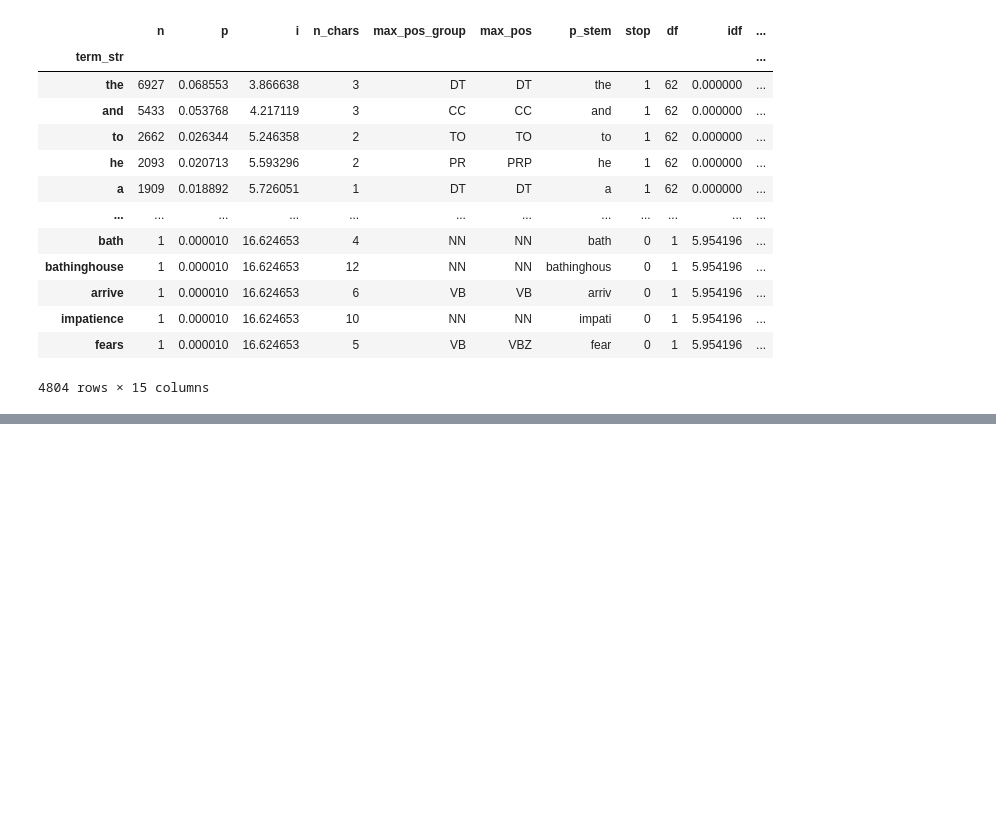
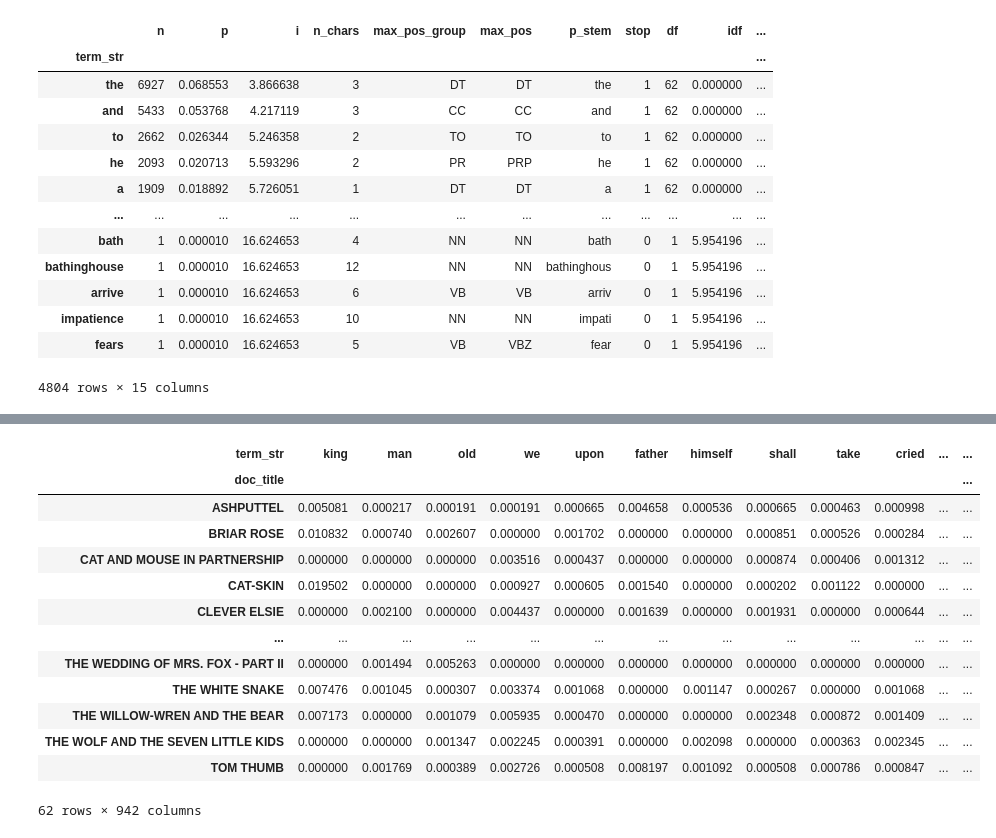
Before and after one commit to gegeorge25/TextasDataFinalProject, a Jupyter notebook: bow_and_tfidf.ipynb, the cells around one changed output, grey strips where cells are left out. Drawn from its saved outputs; the diff is of its cells as text; code cells hidden in the pictures; blank space fills up the shorter version.

```diff
--- a/bow_and_tfidf.ipynb
+++ b/bow_and_tfidf.ipynb
@@ -298,6 +299,6 @@ VOCAB
 | fears | 1 | 0.000010 | 16.624653 | 5 | VB | VBZ | fear | 0 | 1 | 5.954196 | ... |
 4804 rows × 15 columns
 # %%
-thresh = VOCAB.dh.quantile(.9).round(3)
+thresh = VOCAB.dh.quantile(.8).round(3) # Lowered threshold because i was getting such little results
 float(thresh)
 # %% [output]
@@ -310,0 +329,18 @@ AttributeError: The '.style' accessor requires jinja2
+# %%
+TFIDF_SIGS = TFIDF[SIGS.index].copy()
+TFIDF_SIGS
+# %% [output]
+| term_str | king | man | old | we | upon | father | himself | shall | take | cried | ... | ... |
+| doc_title |  |  |  |  |  |  |  |  |  |  |  | ... |
+| ASHPUTTEL | 0.005081 | 0.000217 | 0.000191 | 0.000191 | 0.000665 | 0.004658 | 0.000536 | 0.000665 | 0.000463 | 0.000998 | ... | ... |
+| BRIAR ROSE | 0.010832 | 0.000740 | 0.002607 | 0.000000 | 0.001702 | 0.000000 | 0.000000 | 0.000851 | 0.000526 | 0.000284 | ... | ... |
+| CAT AND MOUSE IN PARTNERSHIP | 0.000000 | 0.000000 | 0.000000 | 0.003516 | 0.000437 | 0.000000 | 0.000000 | 0.000874 | 0.000406 | 0.001312 | ... | ... |
+| CAT-SKIN | 0.019502 | 0.000000 | 0.000000 | 0.000927 | 0.000605 | 0.001540 | 0.000000 | 0.000202 | 0.001122 | 0.000000 | ... | ... |
+| CLEVER ELSIE | 0.000000 | 0.002100 | 0.000000 | 0.004437 | 0.000000 | 0.001639 | 0.000000 | 0.001931 | 0.000000 | 0.000644 | ... | ... |
+| ... | ... | ... | ... | ... | ... | ... | ... | ... | ... | ... | ... | ... |
+| THE WEDDING OF MRS. FOX - PART II | 0.000000 | 0.001494 | 0.005263 | 0.000000 | 0.000000 | 0.000000 | 0.000000 | 0.000000 | 0.000000 | 0.000000 | ... | ... |
+| THE WHITE SNAKE | 0.007476 | 0.001045 | 0.000307 | 0.003374 | 0.001068 | 0.000000 | 0.001147 | 0.000267 | 0.000000 | 0.001068 | ... | ... |
+| THE WILLOW-WREN AND THE BEAR | 0.007173 | 0.000000 | 0.001079 | 0.005935 | 0.000470 | 0.000000 | 0.000000 | 0.002348 | 0.000872 | 0.001409 | ... | ... |
+| THE WOLF AND THE SEVEN LITTLE KIDS | 0.000000 | 0.000000 | 0.001347 | 0.002245 | 0.000391 | 0.000000 | 0.002098 | 0.000000 | 0.000363 | 0.002345 | ... | ... |
+| TOM THUMB | 0.000000 | 0.001769 | 0.000389 | 0.002726 | 0.000508 | 0.008197 | 0.001092 | 0.000508 | 0.000786 | 0.000847 | ... | ... |
+62 rows × 942 columns
```
Also changed, not shown: parts of 9 cells of this notebook, 2 other files.
